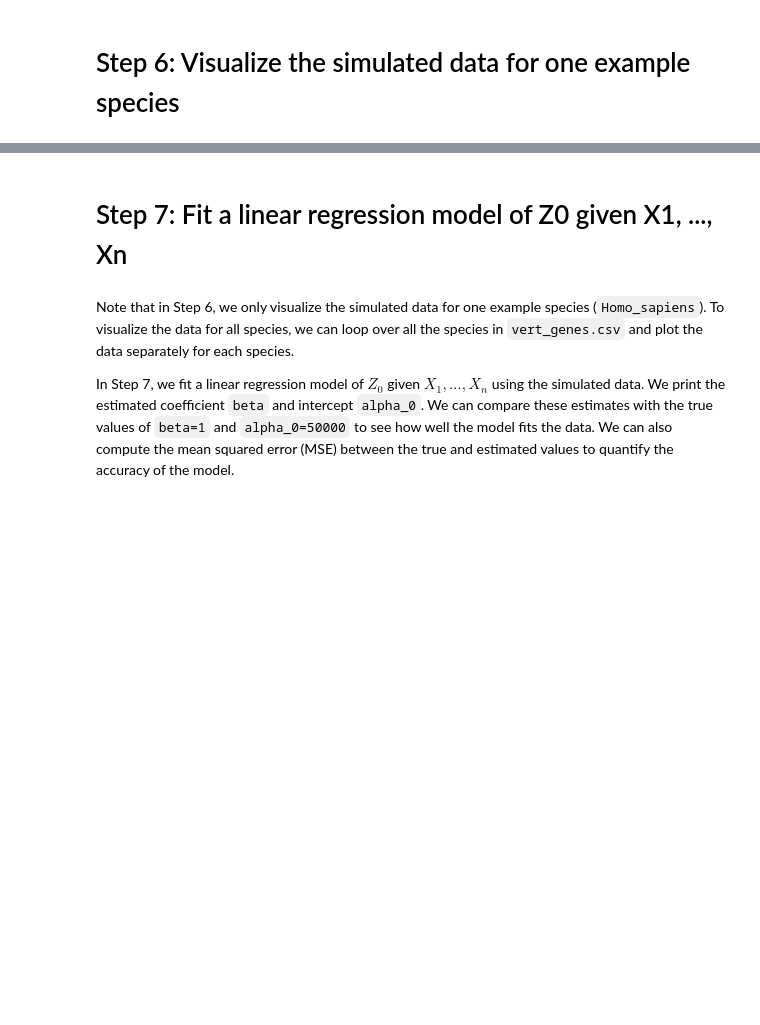
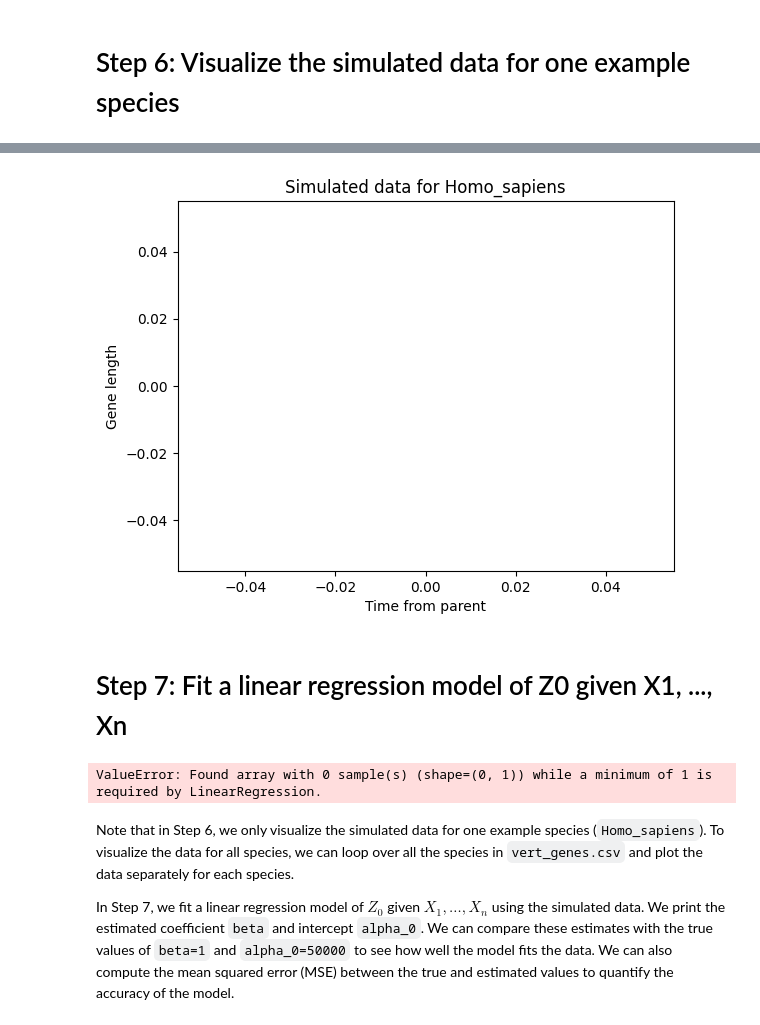
Before and after one commit to alexandermittet/ModComp, a Jupyter notebook: ModComp_Gaussian.ipynb, the cells around one changed output, grey strips where cells are left out. Drawn from its saved outputs; the diff is of its cells as text; code cells hidden in the pictures; blank space fills up the shorter version.

```diff
--- a/ModComp_Gaussian.ipynb
+++ b/ModComp_Gaussian.ipynb
@@ -10,8 +10,8 @@ import matplotlib.pyplot as plt
 from sklearn.linear_model import LinearRegression
 # %%
 # Step 1: Read the data
-vert_genes = pd.read_csv('vert_genes.csv')
-tree = pd.read_csv('tree.csv')
+vert_genes = pd.read_csv('data/vert_genes.csv')
+tree = pd.read_csv('data/tree.csv')
 # %%
 tree_dict = {}
 for index, row in tree.iterrows():
@@ -85,5 +85,4 @@ data_dict = {}
 for node in tree_dict:
     parent_node = list(tree_dict[node]['ages'].keys())[0] if node != 'Z0' else None
     parent_data = data_dict[parent_node] if node != 'Z0' and parent_node in data_dict else None
-    data = simulate_data(node, parent_data)
-    data_dict[node] = data
+    data_dict[node] = simulate_data(node, parent_data)
@@ -94,34 +106,39 @@ AttributeError: 'float' object has no attribute 'startswith'
 # %%
-#Step 6: Visualize the simulated data for one example species
-
+# Step 6: Visualize the simulated data for one example species
 example_species = 'Homo_sapiens'
 x_data = []
 y_data = []
 for node in tree_dict:
-if node.startswith('X') and tree_dict[node]['species'][parent_node] == example_species:
-x_data.append(tree_dict[parent_node]['ages'][node])
-y_data.append(data_dict[node])
+    if node.startswith('X') and tree_dict[node]['species'][tree_dict[node]['ages'].keys()[0]] == example_species:
+        parent_node = tree_dict[node]['ages'].keys()[0]
+        x_data.append(tree_dict[parent_node]['ages'][node])
+        y_data.append(data_dict[node])
 plt.scatter(x_data, y_data)
 plt.xlabel('Time from parent')
 plt.ylabel('Gene length')
 plt.title('Simulated data for ' + example_species)
 plt.show()
+# %% [output]
+[figure, added]
 # %% [markdown]
 # Step 7: Fit a linear regression model of Z0 given X1, ..., Xn
 # %%
+# Step 7: Fit a linear regression model of Z0 given X1, ..., Xn
 X = []
 y = []
 for node in tree_dict:
-if node.startswith('X'):
-X.append(data_dict[node])
-elif node == 'Z0':
-y.append(data_dict[node])
+    if node.startswith('X'):
+        X.append(data_dict[node])
+    elif node == 'Z0':
+        y.append(data_dict[node])
 X = np.array(X).reshape(-1, 1)
 y = np.array(y)
 model = LinearRegression()
 model.fit(X, y)
 print('The estimated coefficient beta is:', model.coef_[0])
 print('The estimated intercept alpha_0 is:', model.intercept_)
+# %% [output]
+ValueError: Found array with 0 sample(s) (shape=(0, 1)) while a minimum of 1 is required by LinearRegression.
 # %% [markdown]
 
 Note that in Step 6, we only visualize the simulated data for one example species (`Homo_sapiens`). To visualize the data for all species, we can loop over all the species in `vert_genes.csv` and plot the data separately for each species.
```
Also changed, not shown: parts of 2 cells of this notebook.
